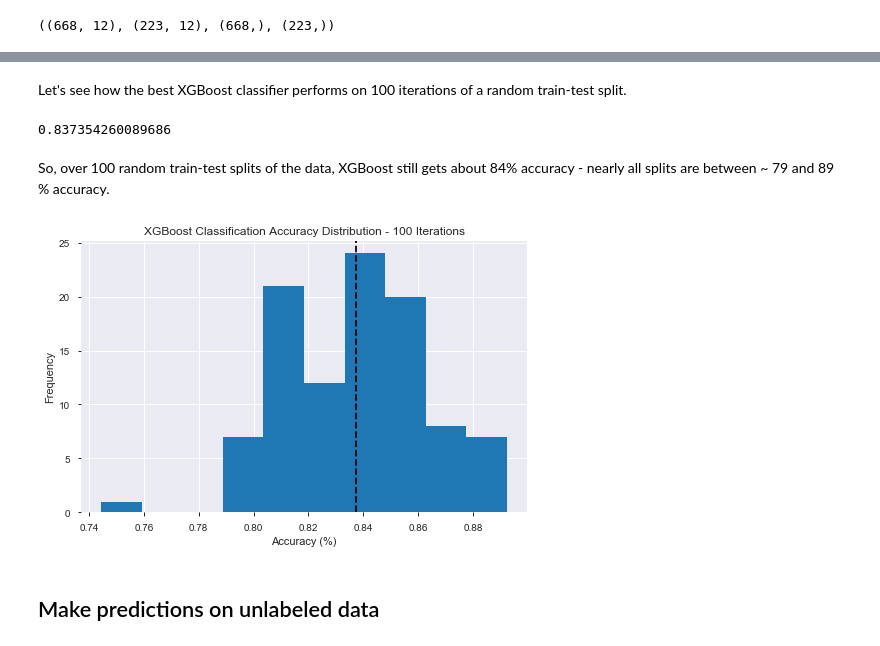
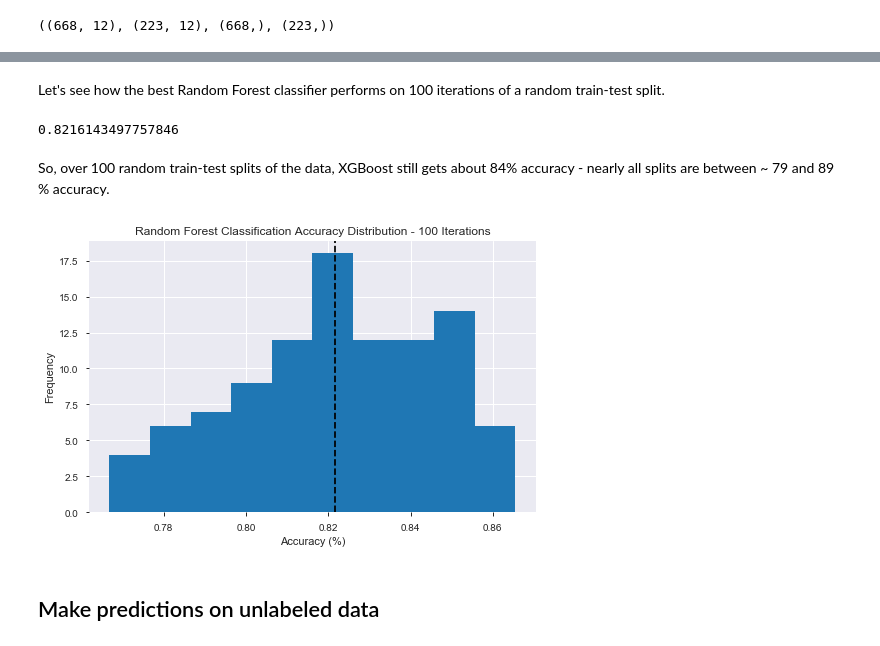
Before and after one commit to douglaspsteen/titanic, a Jupyter notebook: Titanic_Kaggle_Competition.ipynb, the cells around one changed output, grey strips where cells are left out. Cells and saved outputs as stored; diff of their text form; code cells hidden in the pictures.

Commit message:
made new predictions using random forest

```diff
--- a/Titanic_Kaggle_Competition.ipynb
+++ b/Titanic_Kaggle_Competition.ipynb
@@ -425,11 +450,0 @@ Mean Cross Val. Acc.: 0.82
-# %%
-# Perform grid search with GridSearchCV to try to find optimal parameters
-
-xgb = XGBClassifier(random_state=1)
-
-grid = {'booster': ['gbtree', 'dart'], 'max_depth': [3, 5, 10, 15],
-        'learning_rate': [0.05, 0.1, 0.2], 'n_estimators': [75, 100, 125],
-       'subsample': [0.6, 0.8, 1]}
-
-clf = GridSearchCV(xgb, grid, scoring='accuracy', return_train_score=True)
-clf.fit(X, y)
@@ -493,5 +463,5 @@ X_train.shape, X_test.shape, y_train.shape, y_test.shape
 # %%
 # Fit tuned xg boost classifier on training data
 
-xgb_clf.fit(X_train, y_train)
+rf.fit(X_train, y_train)
 # %% [output]
@@ -505,7 +476,7 @@ XGBClassifier(base_score=0.5, booster='dart', colsample_bylevel=1,
 # %%
 # Predict values
 
-y_pred = xgb_clf.predict(X_test)
+y_pred = rf.predict(X_test)
 # %%
 accuracy_score(y_test, y_pred)
 # %% [output]
@@ -513,29 +484,29 @@ accuracy_score(y_test, y_pred)
 # %% [markdown]
-Let's see how the best XGBoost classifier performs on 100 iterations of a random train-test split.
+Let's see how the best Random Forest classifier performs on 100 iterations of a random train-test split.
 # %%
 acc_scores = []
 
 for i in range(100):
     X_train, X_test, y_train, y_test = train_test_split(X, y, test_size=0.25,
                                                        random_state=i)
-    xgb_clf.fit(X_train, y_train)
-    y_pred = xgb_clf.predict(X_test)
+    rf.fit(X_train, y_train)
+    y_pred = rf.predict(X_test)
     acc_scores.append(accuracy_score(y_test, y_pred))
 
 print(np.mean(acc_scores))
 # %% [output]
-0.837354260089686
+0.8216143497757846
 # %% [markdown]
 So, over 100 random train-test splits of the data, XGBoost still gets about 84% accuracy - nearly all splits are between ~ 79 and 89 % accuracy.
 # %%
 fig, ax = plt.subplots(figsize=(8, 5))
 ax.hist(acc_scores)
 ax.axvline(x=np.mean(acc_scores), color='black', linestyle='--')
 ax.set_xlabel('Accuracy (%)')
 ax.set_ylabel('Frequency')
-ax.set_title('XGBoost Classification Accuracy Distribution - 100 Iterations');
+ax.set_title('Random Forest Classification Accuracy Distribution - 100 Iterations');
 # %% [output]
-[figure, old version]
+[figure, new version]
 # %% [markdown]
 ## Make predictions on unlabeled data
 # %% [markdown]
```
Also changed, not shown: parts of 23 cells of this notebook, 1 other file.
